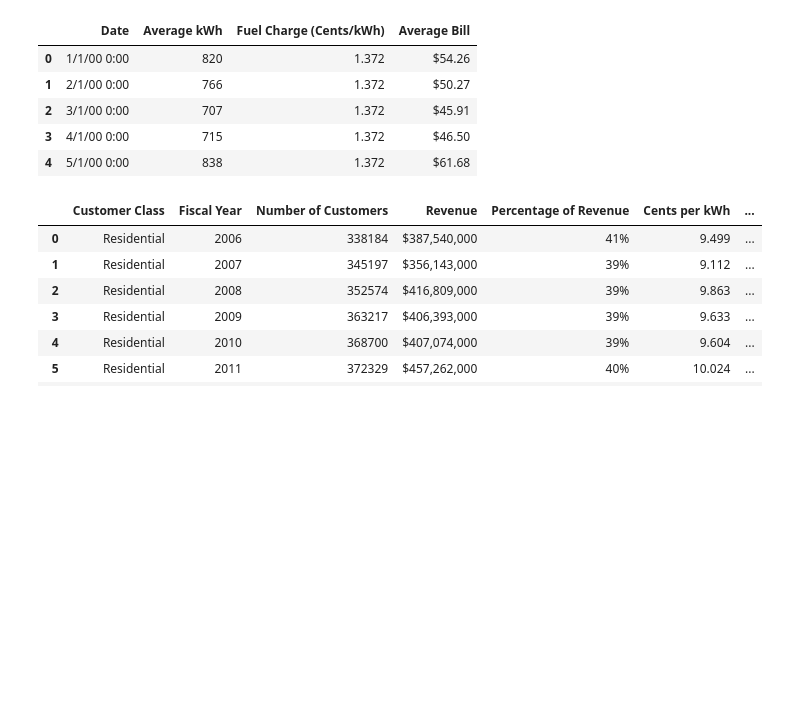
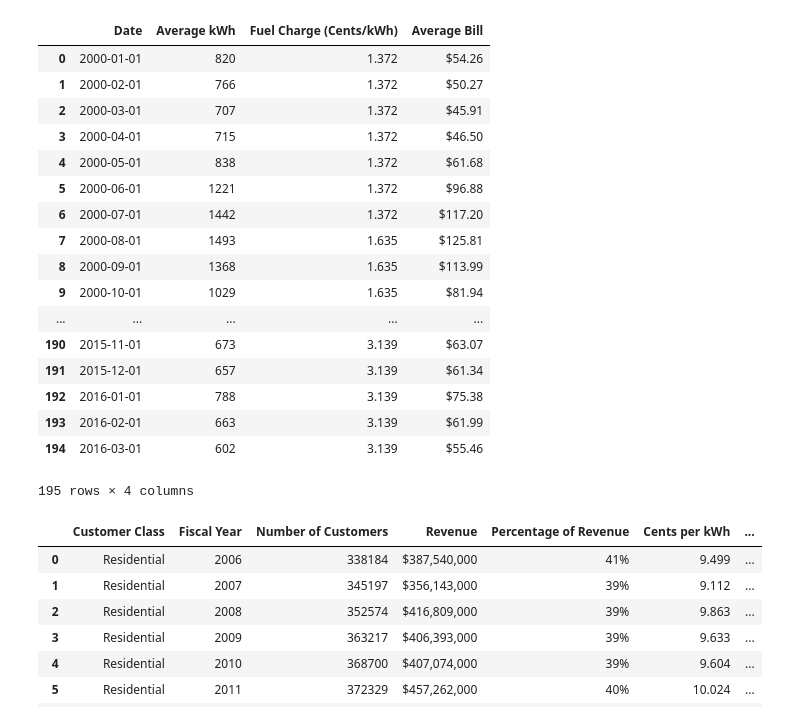
Before and after one commit to wendywalsh/Austin_Utilities, a Jupyter notebook: Energy/Residential Energy use.ipynb, the cells around one changed output. Saved outputs shown, nothing was run; the diff lists cells and outputs as text; code cells hidden in the pictures; blank space fills up the shorter version.

```diff
--- a/Energy/Residential Energy use.ipynb
+++ b/Energy/Residential Energy use.ipynb
@@ -15,14 +15,28 @@ import os
 # %%
 # read in CSV from austin open data
 residential_avg_monthly = pd.read_csv('Residential_Average_Monthly_kWh_and_Bills.csv')
-residential_avg_monthly.head()
+residential_avg_monthly
+residential_avg_monthly['Date'] = pd.to_datetime(residential_avg_monthly['Date'], format='%m/%d/%y %H:%M')
+residential_avg_monthly
 # %% [output]
 |  | Date | Average kWh | Fuel Charge (Cents/kWh) | Average Bill |
-| 0 | 1/1/00 0:00 | 820 | 1.372 | $54.26 |
-| 1 | 2/1/00 0:00 | 766 | 1.372 | $50.27 |
-| 2 | 3/1/00 0:00 | 707 | 1.372 | $45.91 |
-| 3 | 4/1/00 0:00 | 715 | 1.372 | $46.50 |
-| 4 | 5/1/00 0:00 | 838 | 1.372 | $61.68 |
+| 0 | 2000-01-01 | 820 | 1.372 | $54.26 |
+| 1 | 2000-02-01 | 766 | 1.372 | $50.27 |
+| 2 | 2000-03-01 | 707 | 1.372 | $45.91 |
+| 3 | 2000-04-01 | 715 | 1.372 | $46.50 |
+| 4 | 2000-05-01 | 838 | 1.372 | $61.68 |
+| 5 | 2000-06-01 | 1221 | 1.372 | $96.88 |
+| 6 | 2000-07-01 | 1442 | 1.372 | $117.20 |
+| 7 | 2000-08-01 | 1493 | 1.635 | $125.81 |
+| 8 | 2000-09-01 | 1368 | 1.635 | $113.99 |
+| 9 | 2000-10-01 | 1029 | 1.635 | $81.94 |
+| ... | ... | ... | ... | ... |
+| 190 | 2015-11-01 | 673 | 3.139 | $63.07 |
+| 191 | 2015-12-01 | 657 | 3.139 | $61.34 |
+| 192 | 2016-01-01 | 788 | 3.139 | $75.38 |
+| 193 | 2016-02-01 | 663 | 3.139 | $61.99 |
+| 194 | 2016-03-01 | 602 | 3.139 | $55.46 |
+195 rows × 4 columns
 # %%
 customer_data_by_class = pd.read_csv('Austin_Energy_Customer_Data_by_Customer_Class.csv')
 customer_data_by_class
```
Also changed, not shown: 6 other files.
